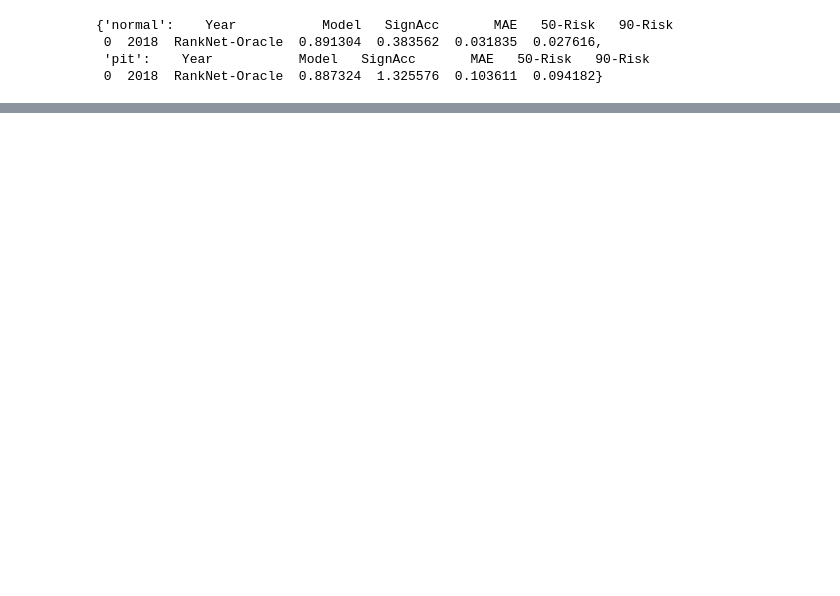
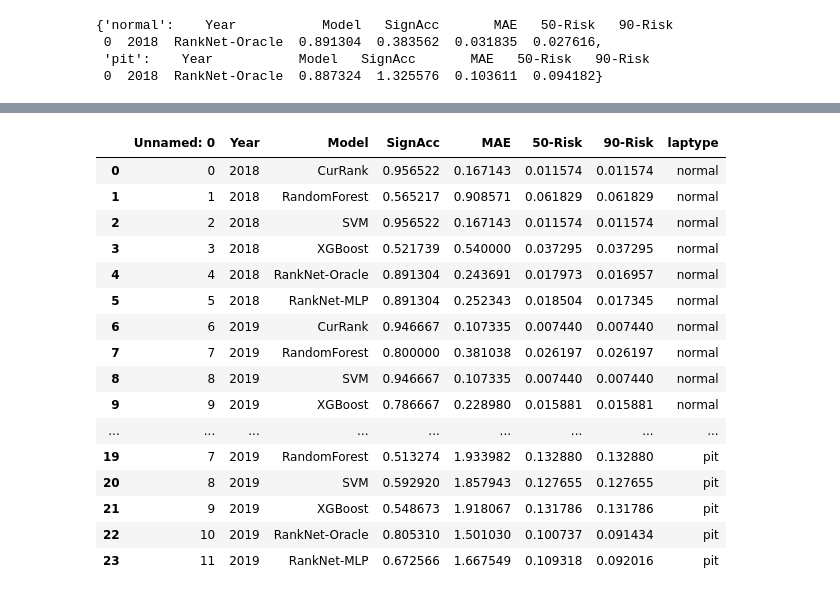
Before and after one commit to DSC-SPIDAL/rankpredictor, a Jupyter notebook: run/22.PaperFinal/notebook/Evaluate-forecasts-paper-v4.ipynb, the cells around one changed output, grey strips where cells are left out. Cells and saved outputs as stored; diff of their text form; code cells hidden in the pictures; blank space fills up the shorter version.

```diff
--- a/run/22.PaperFinal/notebook/Evaluate-forecasts-paper-v4.ipynb
+++ b/run/22.PaperFinal/notebook/Evaluate-forecasts-paper-v4.ipynb
@@ -1743,0 +1748,22 @@ alldf
+# %%
+xdf = pd.read_csv(f'evaluation_result_shortterm_plen2-split-g{covergap}_v4.csv')
+# %%
+xdf
+# %% [output]
+|  | Unnamed: 0 | Year | Model | SignAcc | MAE | 50-Risk | 90-Risk | laptype |
+| 0 | 0 | 2018 | CurRank | 0.956522 | 0.167143 | 0.011574 | 0.011574 | normal |
+| 1 | 1 | 2018 | RandomForest | 0.565217 | 0.908571 | 0.061829 | 0.061829 | normal |
+| 2 | 2 | 2018 | SVM | 0.956522 | 0.167143 | 0.011574 | 0.011574 | normal |
+| 3 | 3 | 2018 | XGBoost | 0.521739 | 0.540000 | 0.037295 | 0.037295 | normal |
+| 4 | 4 | 2018 | RankNet-Oracle | 0.891304 | 0.243691 | 0.017973 | 0.016957 | normal |
+| 5 | 5 | 2018 | RankNet-MLP | 0.891304 | 0.252343 | 0.018504 | 0.017345 | normal |
+| 6 | 6 | 2019 | CurRank | 0.946667 | 0.107335 | 0.007440 | 0.007440 | normal |
+| 7 | 7 | 2019 | RandomForest | 0.800000 | 0.381038 | 0.026197 | 0.026197 | normal |
+| 8 | 8 | 2019 | SVM | 0.946667 | 0.107335 | 0.007440 | 0.007440 | normal |
+| 9 | 9 | 2019 | XGBoost | 0.786667 | 0.228980 | 0.015881 | 0.015881 | normal |
+| ... | ... | ... | ... | ... | ... | ... | ... | ... |
+| 19 | 7 | 2019 | RandomForest | 0.513274 | 1.933982 | 0.132880 | 0.132880 | pit |
+| 20 | 8 | 2019 | SVM | 0.592920 | 1.857943 | 0.127655 | 0.127655 | pit |
+| 21 | 9 | 2019 | XGBoost | 0.548673 | 1.918067 | 0.131786 | 0.131786 | pit |
+| 22 | 10 | 2019 | RankNet-Oracle | 0.805310 | 1.501030 | 0.100737 | 0.091434 | pit |
+| 23 | 11 | 2019 | RankNet-MLP | 0.672566 | 1.667549 | 0.109318 | 0.092016 | pit |
```
Also changed, not shown: parts of 7 cells of this notebook, 6 other files.
